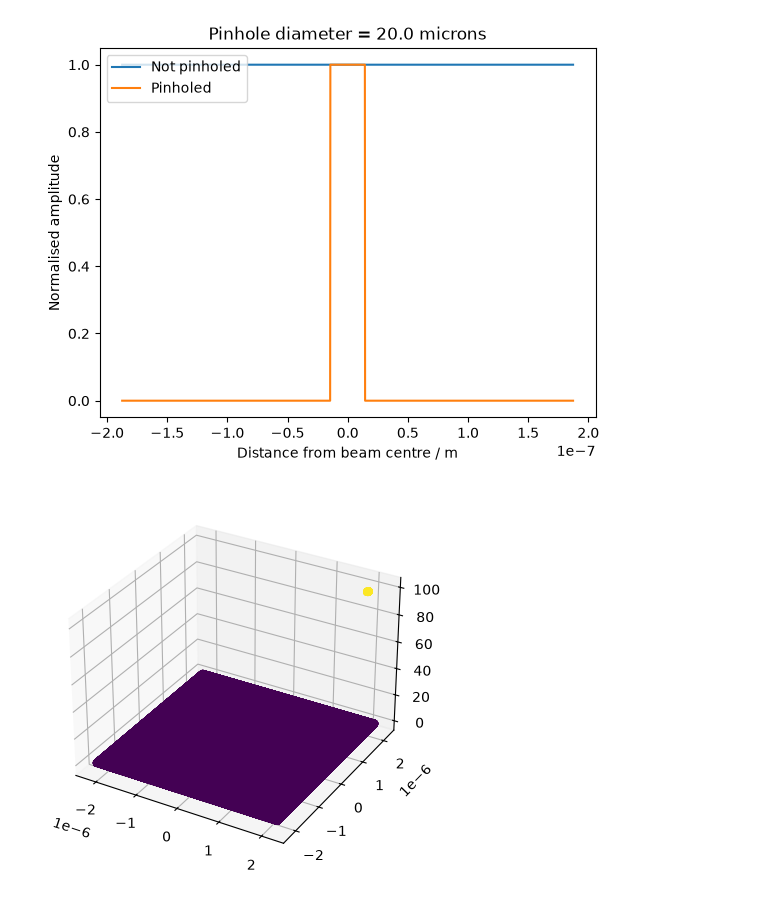
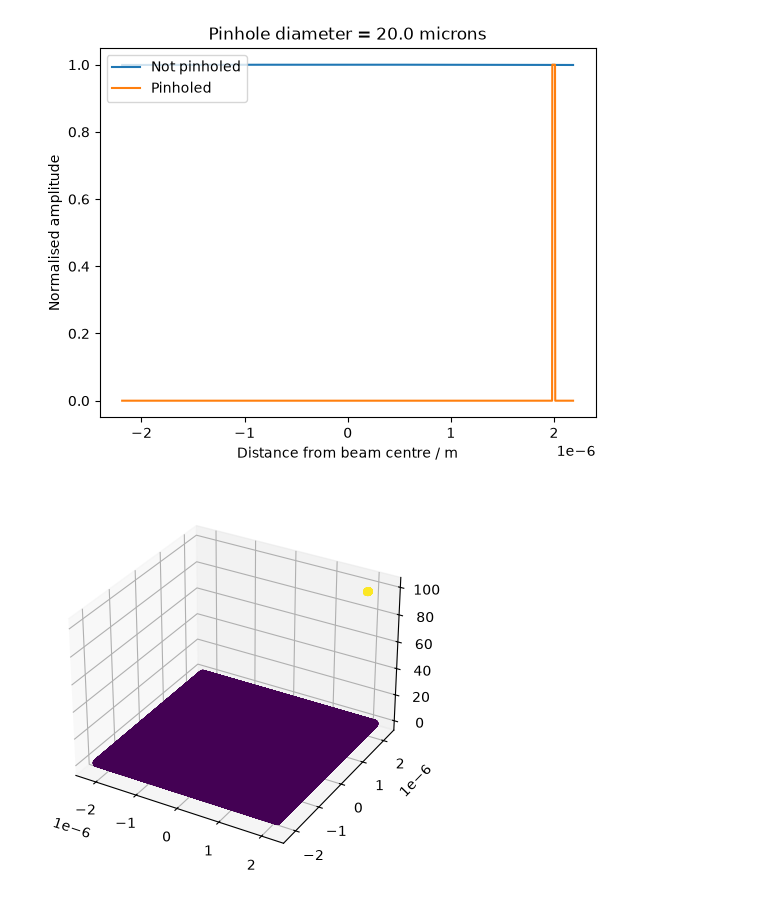
Before and after one commit to cosmosian-42/fraunhofer_diffraction, a Jupyter notebook: gaussian_beam/applying_a_mask.ipynb, the cells around one changed output. Cells and saved outputs as stored; diff of their text form; code cells hidden in the pictures.

```diff
--- a/gaussian_beam/applying_a_mask.ipynb
+++ b/gaussian_beam/applying_a_mask.ipynb
@@ -317,8 +317,8 @@ def movable_slit(x, y, wavelength, amp, x_pos, y_pos):
     return amp
 # %%
 # sets initial parameters of the beam
-x_pos = 0
-y_pos = 0
+x_pos = 2e-6
+y_pos = 2e-6
 wavelength = 29
 omega_0 = 7.5e-5
 z = 1e-10 # at the source
@@ -338,34 +338,34 @@ pinhole_radius = 1e-5
 
 initial_beam_x = np.linspace(-variable_x,variable_x,samples)
 initial_beam_y = np.linspace(-variable_y,variable_y,samples)
 x_mesh, y_mesh = np.meshgrid(initial_beam_x, initial_beam_y)
 amp, phase = gaussian_beam(omega_0, z, wavelength, a_0, x_mesh, y_mesh, n)
 
 marginal = np.sum(amp, 0)
 plt.plot(np.linspace(-variable_x,variable_x,samples, endpoint = False), marginal/np.max(marginal), '-', label = ('Not pinholed'))
 
 # uncomment which one you want then vary samples and variable (window size) to get a good graph
 lines_per_mm = 6000
 amp = pinhole(x_mesh, y_mesh, pinhole_radius, amp)
 #amp = diffraction_grating(x_mesh, y_mesh, pinhole_radius, amp, lines_per_mm)
 #amp = pinhole_slit_movable(x_mesh, y_mesh, pinhole_radius, wavelength, amp, 2e-6, 2e-6)
 amp = movable_slit(x_mesh, y_mesh, wavelength, amp, x_pos, y_pos)
 
 marginal = np.sum(amp, 0)
 plt.plot(np.linspace(-variable_x,variable_x,samples, endpoint = False), marginal/np.max(marginal), '-', label = ('Pinholed'))
 # not the best representation, but shows the sharp cut off. In reality, this is far less curved
 
 # slice_2d = amp[len(y_mesh)//2, :]
 # plt.plot(np.linspace(-variable_x,variable_x,samples, endpoint = False), slice_2d/np.max(slice_2d), '-', label = 'Pinholed slice')
 # better representation of the graph
 
 plt.legend(fontsize = 10, loc = 2)
 plt.title(f'Pinhole diameter = {2 * pinhole_radius * (10**6)} microns')
 plt.xlabel('Distance from beam centre / m')
 plt.ylabel('Normalised amplitude')
 plt.show()
 # %% [output]
-[figure, old version]
+[figure, new version]
 # %%
 fig = plt.figure()
 ax = fig.add_subplot(111, projection='3d')
```
Also changed, not shown: parts of 2 cells of this notebook.
